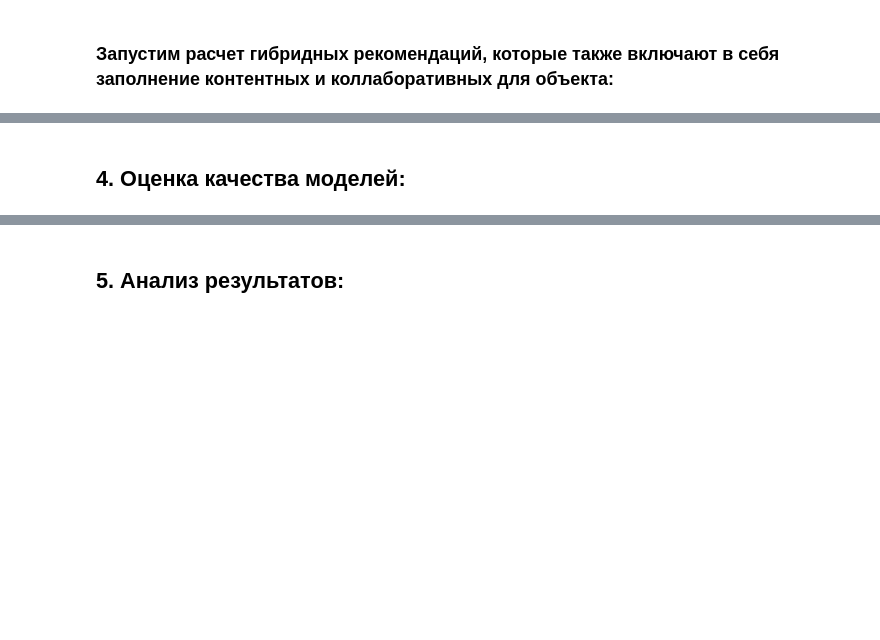
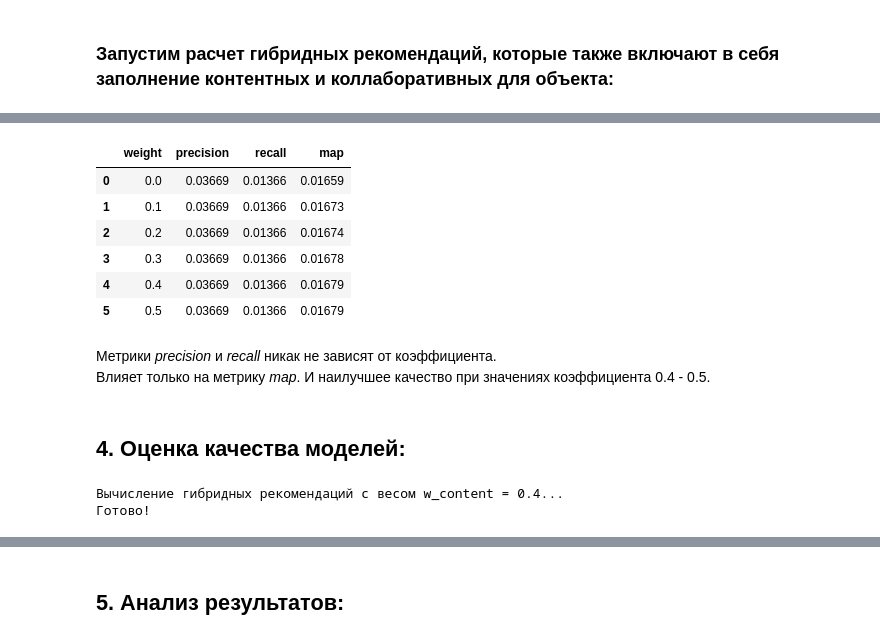
Before and after one commit to AlxndrVslv/data-science, a Jupyter notebook: 11_recommender_system/05_hands_on_project/HW5_Fast.ipynb, the cells around one changed output, grey strips where cells are left out. Cells and saved outputs as stored; diff of their text form; code cells hidden in the pictures; blank space fills up the shorter version.

```diff
--- a/11_recommender_system/05_hands_on_project/HW5_Fast.ipynb
+++ b/11_recommender_system/05_hands_on_project/HW5_Fast.ipynb
@@ -619,0 +649,2 @@ recommend.get_hybrid_recommends(df_train)
+# %%
+hybrid_weight_results = recommend.tune_weights(weight_list = [0.0, 0.1, 0.2, 0.3, 0.4, 0.5])
@@ -620,7 +669,33 @@ recommend.get_hybrid_recommends(df_train)
+# %%
+rows = []
+for w, metrics in hybrid_weight_results.items():
+    rows.append({
+        'weight': w,
+        'precision': metrics['precisions'],
+        'recall': metrics['recalls'],
+        'map': metrics['maps']
+    })
+
+weights_df = pd.DataFrame(rows)
+weights_df
+# %% [output]
+|  | weight | precision | recall | map |
+| 0 | 0.0 | 0.03669 | 0.01366 | 0.01659 |
+| 1 | 0.1 | 0.03669 | 0.01366 | 0.01673 |
+| 2 | 0.2 | 0.03669 | 0.01366 | 0.01674 |
+| 3 | 0.3 | 0.03669 | 0.01366 | 0.01678 |
+| 4 | 0.4 | 0.03669 | 0.01366 | 0.01679 |
+| 5 | 0.5 | 0.03669 | 0.01366 | 0.01679 |
+# %% [markdown]
+Метрики _precision_ и _recall_ никак не зависят от коэффициента.<br/>
+Влияет только на метрику _map_. И наилучшее качество при значениях коэффициента 0.4 - 0.5.
 # %% [markdown]
 ## 4. Оценка качества моделей:
 # %%
-quality = recommend.get_quality_metrics(k = 10, w_content = 0.1, threshold = 4)
+quality = recommend.get_quality_metrics(w_content = 0.4, threshold = 4)
+# %% [output]
+Вычисление гибридных рекомендаций с весом w_content = 0.4...
+Готово!
 # %%
 for model in quality.keys():
     for metric in quality[model].keys():
```
Also changed, not shown: parts of 24 cells of this notebook.
